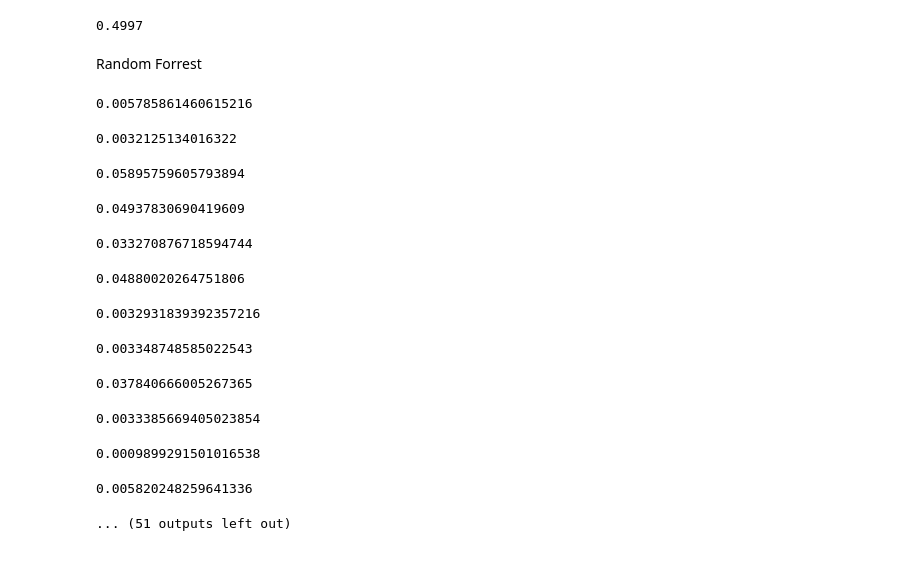
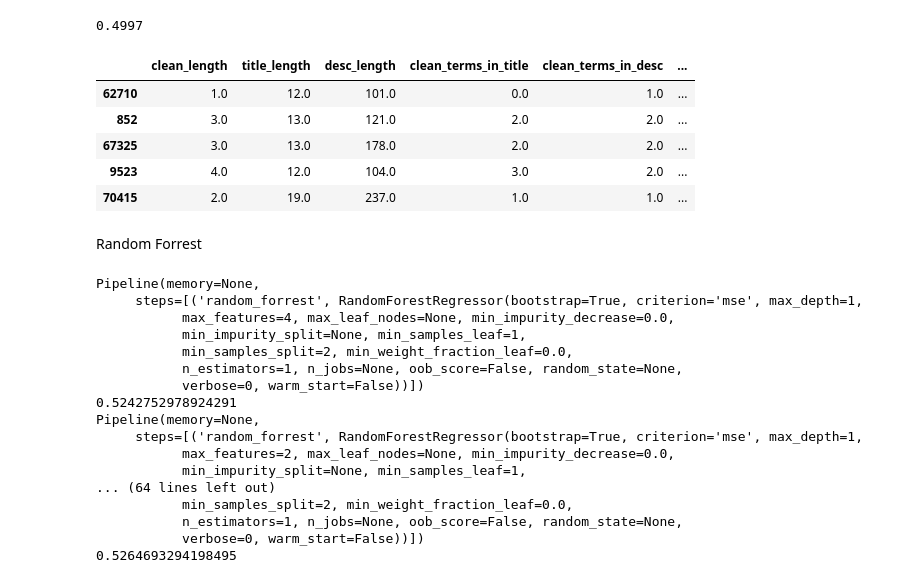
Before and after one commit to cgeng18/USF-MSDS621-KaggleHomeDepot, a Jupyter notebook: Tree-Gradient_Regression_models.ipynb, the cells around one changed output. Saved outputs shown, nothing was run; the diff lists cells and outputs as text; code cells hidden in the pictures.

```diff
--- a/Tree-Gradient_Regression_models.ipynb
+++ b/Tree-Gradient_Regression_models.ipynb
@@ -52,10 +52,3 @@ X_train = modified_train[['clean_length', 'title_length',
                          'search_term_in_attrib','neighbours_in_desc',
                          'neighbours_in_title', 'lemmatized_terms_in_desc',]]
 y_train = modified_train[['relevance']]
-# %%
-# choice 2
-X_train = modified_train[['clean_length', 'title_length',
-                          'desc_length', 'clean_terms_in_title',
-                          'clean_terms_in_desc','neighbours_in_title',
-                         'neighbours_in_desc']]
-y_train = modified_train[['relevance']]
@@ -113,6 +92,15 @@ rmse_lin_reg = sqrt(mean_squared_error(predicted, test_target))
 print(f"{rmse_lin_reg:.4f}")
 # %% [output]
 0.4997
+# %%
+train_data.head()
+# %% [output]
+|  | clean_length | title_length | desc_length | clean_terms_in_title | clean_terms_in_desc | ... |
+| 62710 | 1.0 | 12.0 | 101.0 | 0.0 | 1.0 | ... |
+| 852 | 3.0 | 13.0 | 121.0 | 2.0 | 2.0 | ... |
+| 67325 | 3.0 | 13.0 | 178.0 | 2.0 | 2.0 | ... |
+| 9523 | 4.0 | 12.0 | 104.0 | 3.0 | 2.0 | ... |
+| 70415 | 2.0 | 19.0 | 237.0 | 1.0 | 1.0 | ... |
 # %% [markdown]
 Random Forrest
 # %%
@@ -126,39 +114,45 @@ from sklearn.model_selection import cross_val_score
 estimator_list = [('random_forrest', RandomForestRegressor())]
 
 parameter_list = [{
-                'random_forrest__n_estimators': [1,5,15],
+                'random_forrest__n_estimators': [1,2,3],
                 'random_forrest__max_depth': [1,2],
-                'random_forrest__max_features':[1,15],
+                'random_forrest__max_features':[2,3,4],
     'random_forrest__min_samples_split':[2],
                 }]
 best_model = GridSearchCV(LinearRegression(),{},cv=5)
 
 grid = GridSearchCV(estimator=Pipeline(estimator_list),
-                    param_grid=[param_list],
+                    param_grid=parameter_list,
                    refit=True,
                     scoring=make_scorer(mean_squared_error),
                     cv=5)
 rmse_list = []
-for x in range(100):
-    grid.fit(train_data, train_target)
-    best_model = grid.best_estimator_
-    print(best_model)
-    print(best_model.score(test_data, test_target))
-    rmse_list.append(best_model.score(test_data, test_target))
+for x in range(10):
+    if type(train_target) != np.ndarray:
+        y = train_target.values.ravel()
+        train_target = np.array(y).astype(float)
+    best_model = grid.fit(train_data, train_target.ravel())
+    print(best_model.best_estimator_)
+    print(sqrt(best_model.score(test_data, test_target)))
+    rmse_list.append(sqrt(best_model.score(test_data, test_target)))
 # %% [output]
-0.005785861460615216
+Pipeline(memory=None,
+     steps=[('random_forrest', RandomForestRegressor(bootstrap=True, criterion='mse', max_depth=1,
+           max_features=4, max_leaf_nodes=None, min_impurity_decrease=0.0,
+           min_impurity_split=None, min_samples_leaf=1,
+           min_samples_split=2, min_weight_fraction_leaf=0.0,
+           n_estimators=1, n_jobs=None, oob_score=False, random_state=None,
+           verbose=0, warm_start=False))])
+0.5242752978924291
+Pipeline(memory=None,
+     steps=[('random_forrest', RandomForestRegressor(bootstrap=True, criterion='mse', max_depth=1,
+           max_features=2, max_leaf_nodes=None, min_impurity_decrease=0.0,
+           min_impurity_split=None, min_samples_leaf=1,
+... (64 lines left out)
+           min_samples_split=2, min_weight_fraction_leaf=0.0,
+           n_estimators=1, n_jobs=None, oob_score=False, random_state=None,
+           verbose=0, warm_start=False))])
+0.5264693294198495
-0.0032125134016322
-0.05895759605793894
-0.04937830690419609
-0.033270876718594744
-0.04880020264751806
-0.0032931839392357216
-0.003348748585022543
-0.037840666005267365
-0.0033385669405023854
-0.0009899291501016538
-0.005820248259641336
-... (51 outputs left out)
 # %%
 print(len(rmse_list))
 plt.figure(figsize=(12, 6))
```
Also changed, not shown: parts of 5 cells of this notebook.
